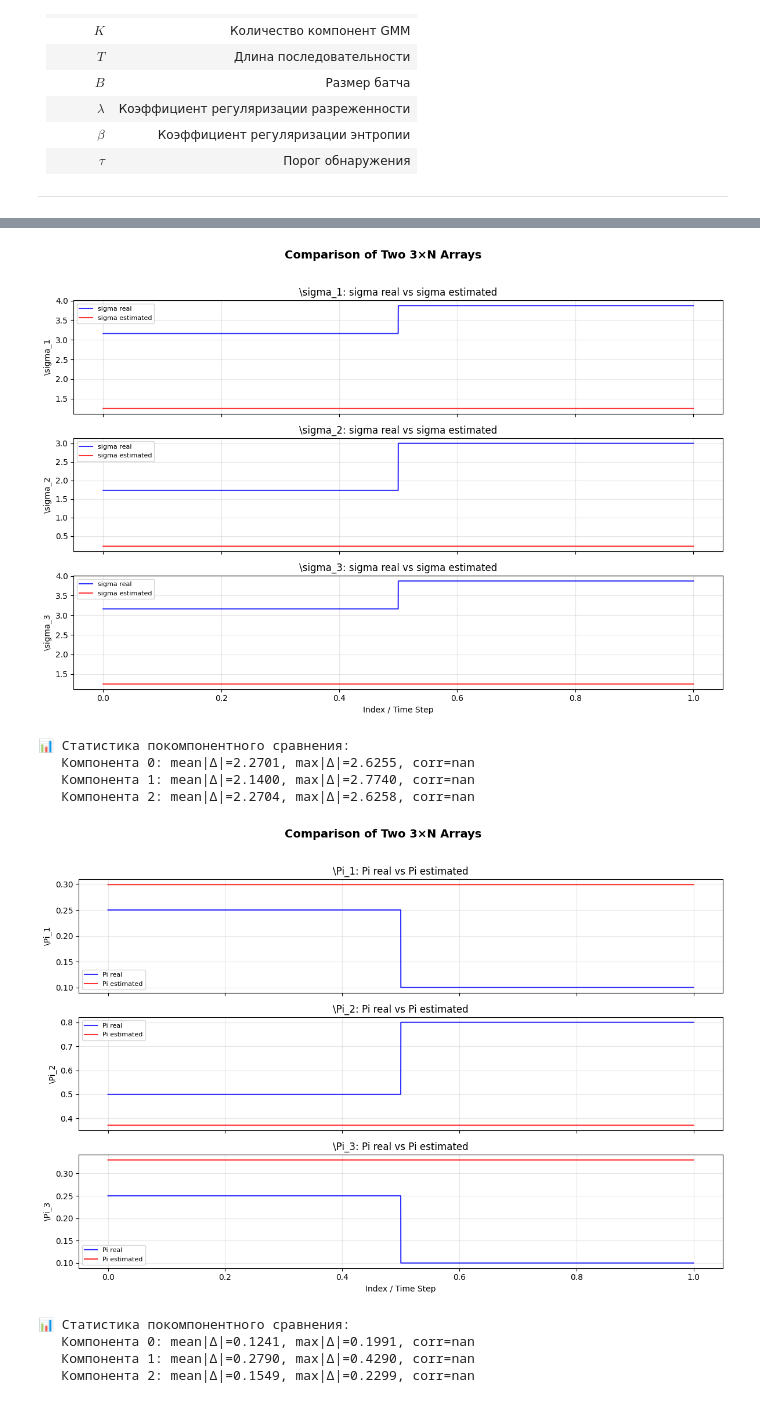
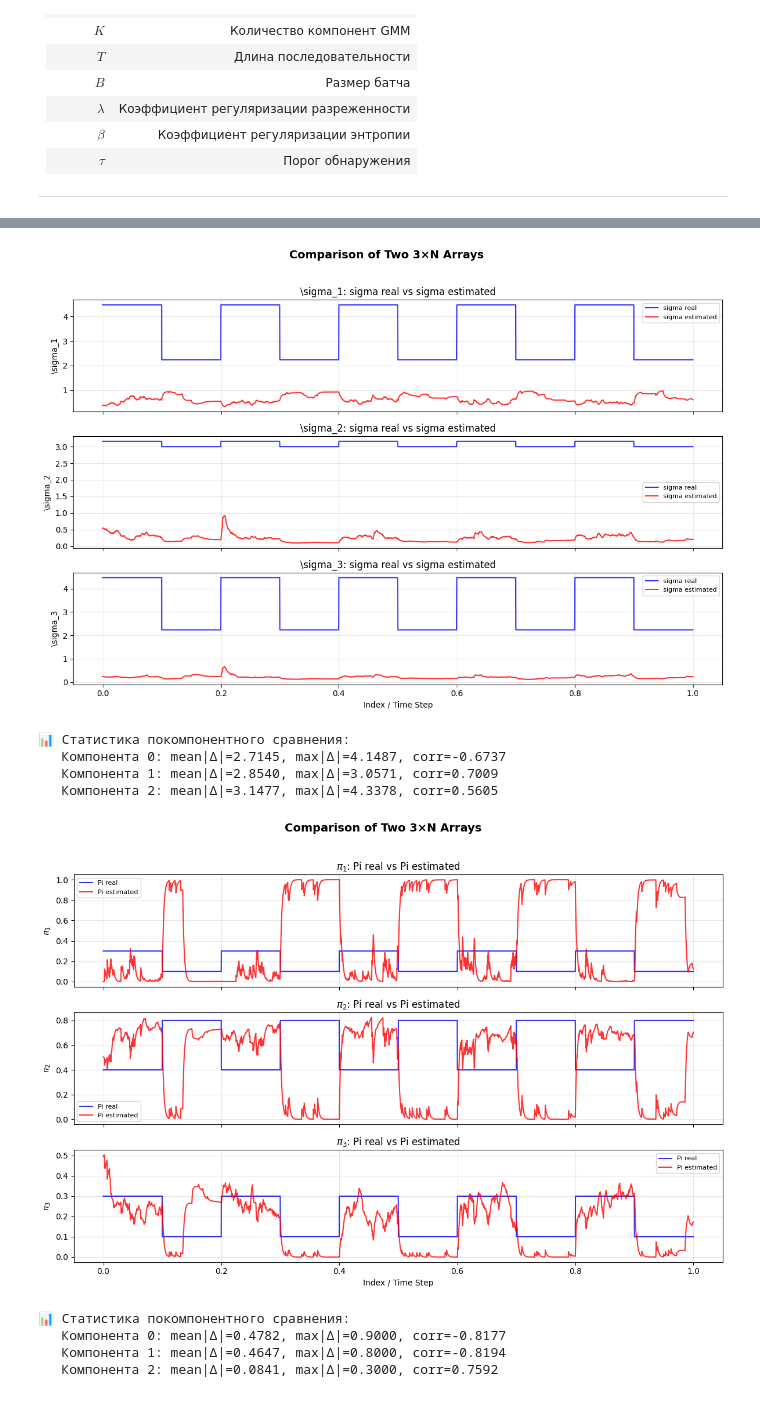
Before and after one commit to kraevskiyAA/NeuroEWS, a Jupyter notebook: notebooks/fit_simple_norm_flow.ipynb, the cells around one changed output, grey strips where cells are left out. Saved outputs shown, nothing was run; the diff lists cells and outputs as text; code cells hidden in the pictures.

```diff
--- a/notebooks/fit_simple_norm_flow.ipynb
+++ b/notebooks/fit_simple_norm_flow.ipynb
@@ -333,25 +326,27 @@ Dataset создан: 9937 последовательностей длиной 6
 # %%
 model = NeuralSwitchingGMM(
-    1,
-    16,
-    3,
-    5.0,
-    0.25,
+    input_dim = 1,
+    hidden_dim = 64,
+    n_components = 3,
+    lambda_sparsity = 2.5,
+    lambda_binary = 2.5,
+    lambda_distance = 50,
+    min_distance = 350,
 )
-model.to('cuda')
+model.to('cpu')
 
 optimizer = optim.AdamW(  # AdamW лучше отделяет weight_decay от градиентов
         model.parameters(),
-        lr=1e-3,
+        lr=1e-2,
         betas=(0.9, 0.99),
         eps=1e-8,
         weight_decay=1e-5,
     )
 # %%
-train_model(model,
+best_model, history, _ = train_model(model,
             loader,
             optimizer,
-            250,
-            device='cuda'
+            50,
+            device='cpu'
             )
 # %% [output]
@@ -469,26 +423,26 @@ plot_3xN_comparison(
 # %%
 plot_3xN_comparison(
-    var_real.T, params['sigma'].T,
+    var_real.T, pd.DataFrame(params['sigma']).ewm(alpha=0.1).mean().T.to_numpy(),
     labels=('sigma real', 'sigma estimated'),
     component_names=(r'\sigma_1', r'\sigma_2', r'\sigma_3'),
-    x_axis=np.linspace(0,1,10000),
+    x_axis=np.linspace(0,1,4000),
 )
 # %% [output]
-[figure, old version]
+[figure, new version]
 📊 Статистика покомпонентного сравнения:
-   Компонента 0: mean|Δ|=2.2701, max|Δ|=2.6255, corr=nan
-   Компонента 1: mean|Δ|=2.1400, max|Δ|=2.7740, corr=nan
-   Компонента 2: mean|Δ|=2.2704, max|Δ|=2.6258, corr=nan
+   Компонента 0: mean|Δ|=2.7145, max|Δ|=4.1487, corr=-0.6737
+   Компонента 1: mean|Δ|=2.8540, max|Δ|=3.0571, corr=0.7009
+   Компонента 2: mean|Δ|=3.1477, max|Δ|=4.3378, corr=0.5605
 # %%
 plot_3xN_comparison(
-    weights_real.T, params['pi'].T,
+    weights_real.T, pd.DataFrame(params['pi']).ewm(alpha=0.1).mean().T.to_numpy(),
     labels=('Pi real', 'Pi estimated'),
-    component_names=(r'\Pi_1', r'\Pi_2', r'\Pi_3'),
-    x_axis=np.linspace(0,1,10000),
+    component_names=(r'$\pi_1$', r'$\pi_2$', r'$\pi_3$'),
+    x_axis=np.linspace(0,1,4000),
 )
 # %% [output]
-[figure, old version]
+[figure, new version]
 📊 Статистика покомпонентного сравнения:
-   Компонента 0: mean|Δ|=0.1241, max|Δ|=0.1991, corr=nan
-   Компонента 1: mean|Δ|=0.2790, max|Δ|=0.4290, corr=nan
-   Компонента 2: mean|Δ|=0.1549, max|Δ|=0.2299, corr=nan
+   Компонента 0: mean|Δ|=0.4782, max|Δ|=0.9000, corr=-0.8177
+   Компонента 1: mean|Δ|=0.4647, max|Δ|=0.8000, corr=-0.8194
+   Компонента 2: mean|Δ|=0.0841, max|Δ|=0.3000, corr=0.7592
```
Also changed, not shown: parts of 10 cells of this notebook, 3 other files.
